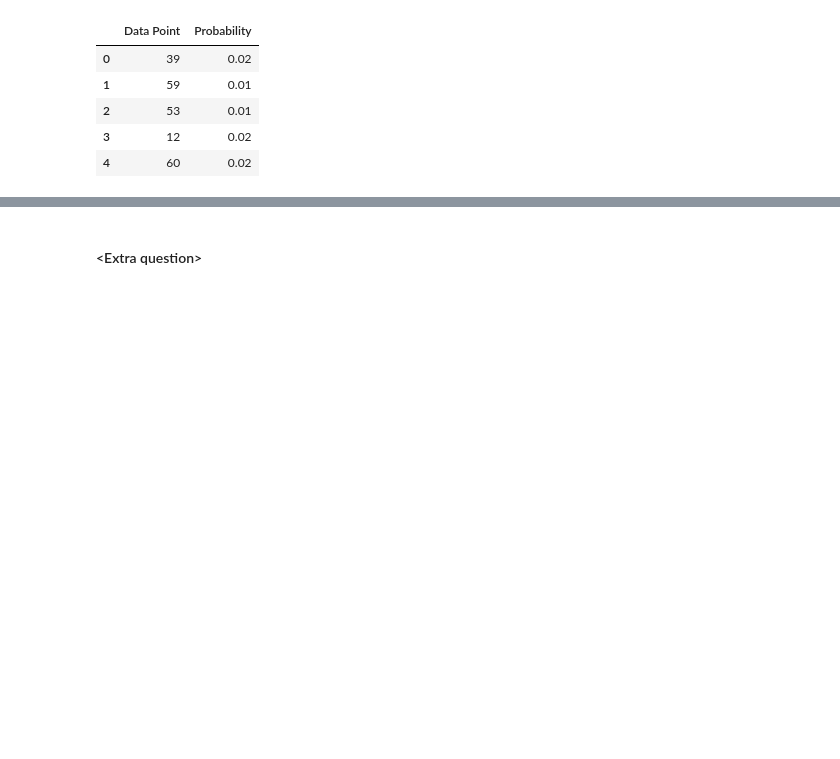
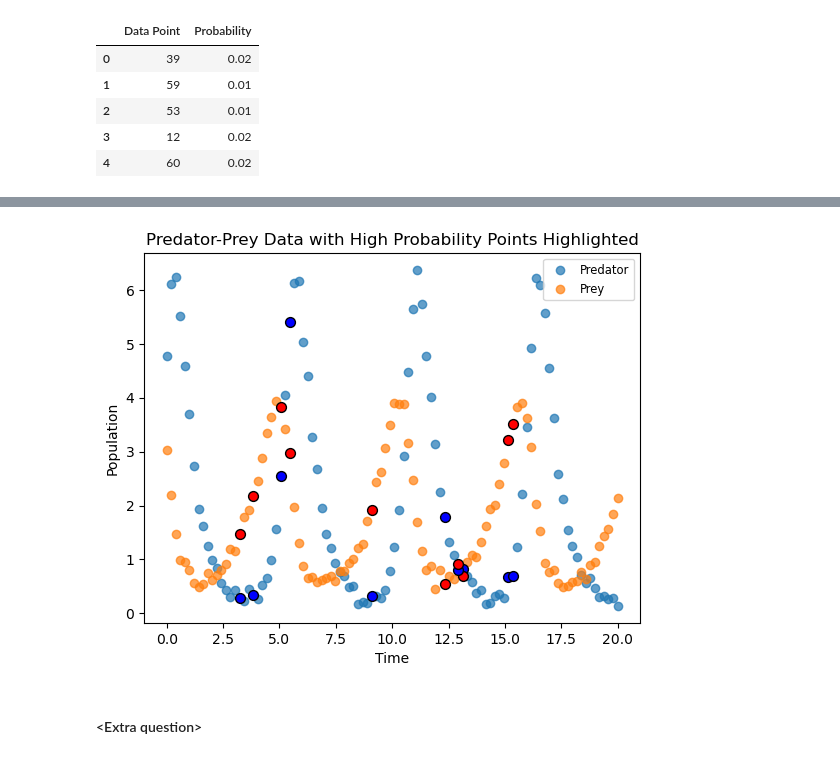
Before and after one commit to jonas4climate/ss-assignment-3, a Jupyter notebook: CalvinLaw_11306734_RaymondZhang_14865904_JonasSchaefer_14039982_3.ipynb, the cells around one changed output, grey strips where cells are left out. Drawn from its saved outputs; the diff is of its cells as text; code cells hidden in the pictures; blank space fills up the shorter version.

```diff
--- a/CalvinLaw_11306734_RaymondZhang_14865904_JonasSchaefer_14039982_3.ipynb
+++ b/CalvinLaw_11306734_RaymondZhang_14865904_JonasSchaefer_14039982_3.ipynb
@@ -508,2 +510,22 @@ plt.show()
+# %%
+n_highlight = 10
+
+# Plot the original data
+plt.scatter(DATA['t'], DATA['x'], label='Predator', alpha=0.7)
+plt.scatter(DATA['t'], DATA['y'], label='Prey', alpha=0.7)
+
+# Highlight the points with highest probability
+for idx in high_probability_indices:
+    plt.scatter(DATA.loc[idx, 't'], DATA.loc[idx, 'x'], color='blue', edgecolor='black', s=50 )
+    plt.scatter(DATA.loc[idx, 't'], DATA.loc[idx, 'y'], color='red', edgecolor='black', s=50 )
+
+plt.xlabel('Time')
+plt.ylabel('Population')
+plt.title('Predator-Prey Data with High Probability Points Highlighted')
+plt.legend(loc = "upper right", fontsize = 'small')
+plt.savefig('media/high_probability_points_plot.png')
+plt.show()
+# %% [output]
+[figure, added]
 # %% [markdown]
 #### \<Extra question\>
```
Also changed, not shown: parts of 4 cells of this notebook.
